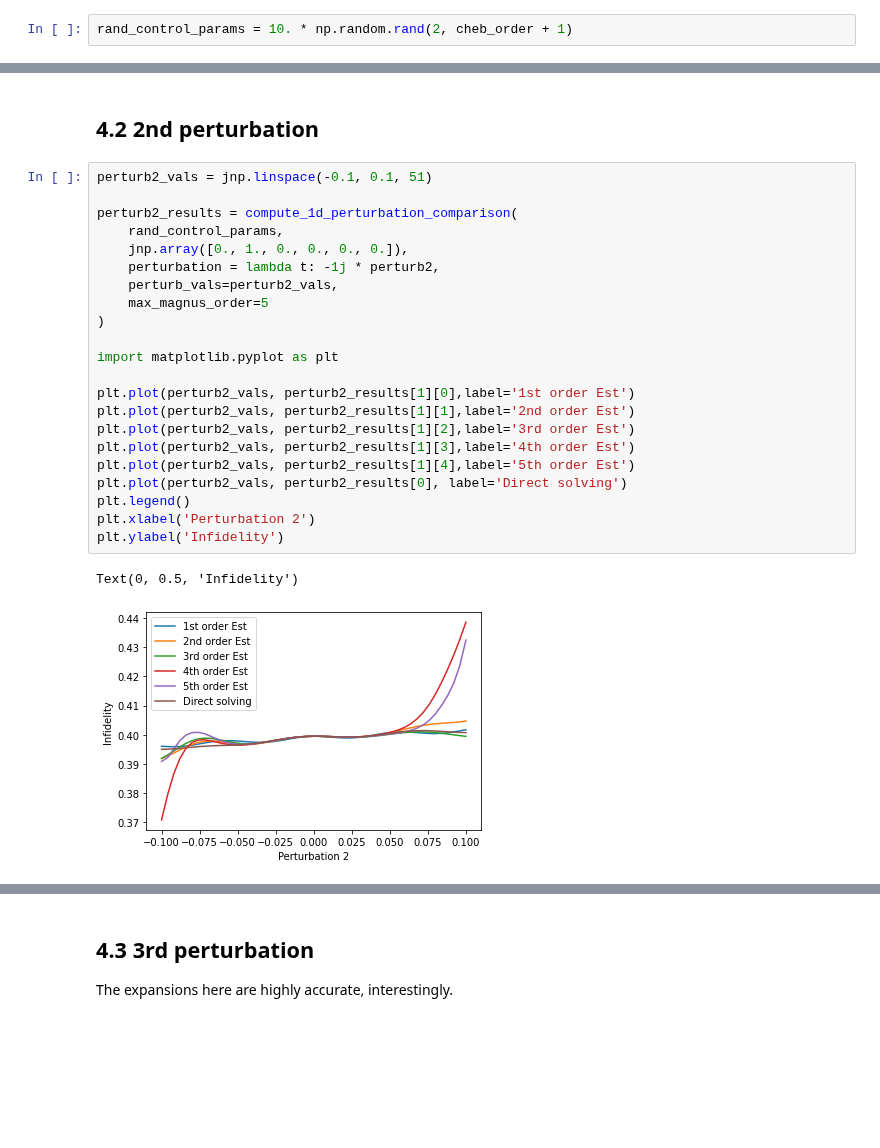
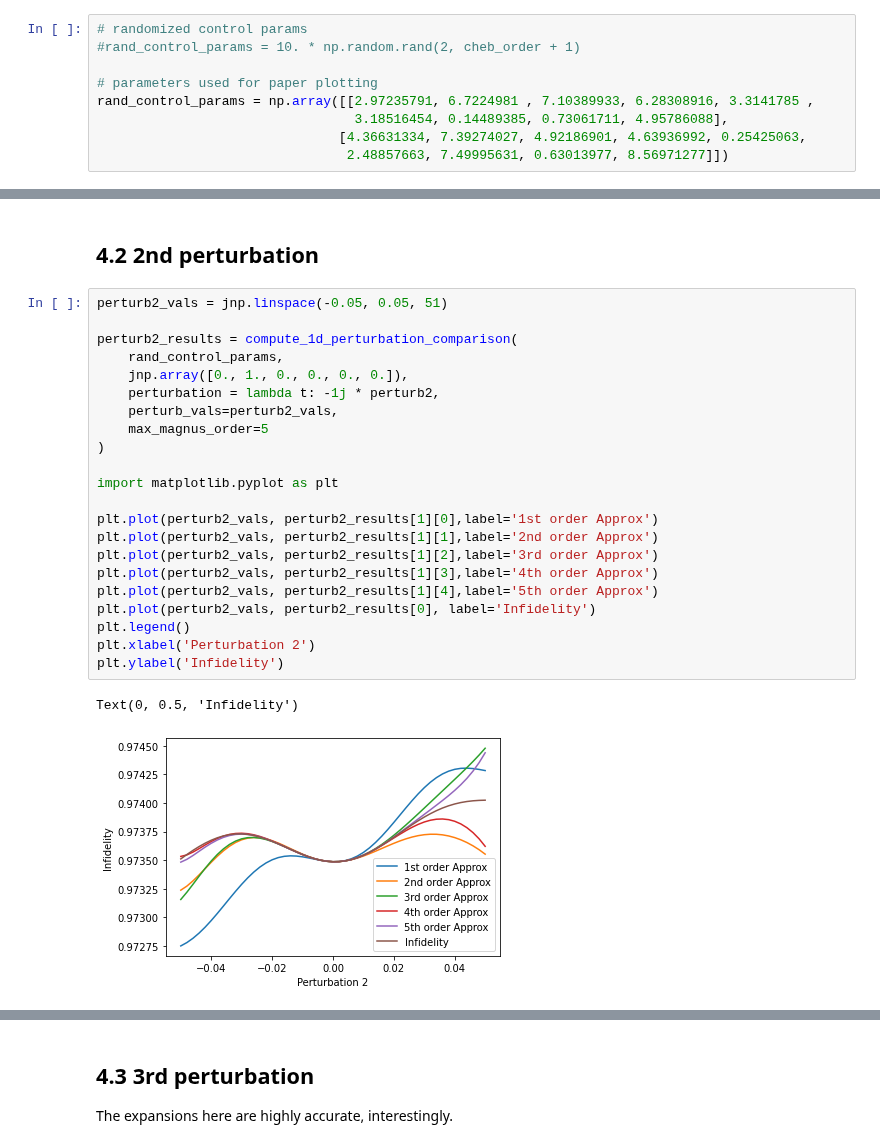
Before and after one commit to DanPuzzuoli/multivariable_dyson_magnus, a Jupyter notebook: control_example.ipynb, the cells around one changed output, grey strips where cells are left out. Saved outputs shown, nothing was run; the diff lists cells and outputs as text; blank space fills up the shorter version.

Commit message:
updating control_example

```diff
--- a/control_example.ipynb
+++ b/control_example.ipynb
@@ -309,7 +272,14 @@ def compute_1d_perturbation_comparison(
 # %% [markdown]
 Get random control parameters.
 # %%
-rand_control_params = 10. * np.random.rand(2, cheb_order + 1)
+# randomized control params
+#rand_control_params = 10. * np.random.rand(2, cheb_order + 1)
+
+# parameters used for paper plotting
+rand_control_params = np.array([[2.97235791, 6.7224981 , 7.10389933, 6.28308916, 3.3141785 ,
+                                 3.18516454, 0.14489385, 0.73061711, 4.95786088],
+                               [4.36631334, 7.39274027, 4.92186901, 4.63936992, 0.25425063,
+                                2.48857663, 7.49995631, 0.63013977, 8.56971277]])
 # %% [markdown]
 ## 4.1 1st perturbation
 # %%
@@ -355,30 +325,30 @@ Text(0, 0.5, 'Infidelity error')
 # %% [markdown]
 ## 4.2 2nd perturbation
 # %%
-perturb2_vals = jnp.linspace(-0.1, 0.1, 51)
+perturb2_vals = jnp.linspace(-0.05, 0.05, 51)
 
 perturb2_results = compute_1d_perturbation_comparison(
     rand_control_params,
     jnp.array([0., 1., 0., 0., 0., 0.]),
     perturbation = lambda t: -1j * perturb2,
     perturb_vals=perturb2_vals,
     max_magnus_order=5
 )
 
 import matplotlib.pyplot as plt
 
-plt.plot(perturb2_vals, perturb2_results[1][0],label='1st order Est')
-plt.plot(perturb2_vals, perturb2_results[1][1],label='2nd order Est')
-plt.plot(perturb2_vals, perturb2_results[1][2],label='3rd order Est')
-plt.plot(perturb2_vals, perturb2_results[1][3],label='4th order Est')
-plt.plot(perturb2_vals, perturb2_results[1][4],label='5th order Est')
-plt.plot(perturb2_vals, perturb2_results[0], label='Direct solving')
+plt.plot(perturb2_vals, perturb2_results[1][0],label='1st order Approx')
+plt.plot(perturb2_vals, perturb2_results[1][1],label='2nd order Approx')
+plt.plot(perturb2_vals, perturb2_results[1][2],label='3rd order Approx')
+plt.plot(perturb2_vals, perturb2_results[1][3],label='4th order Approx')
+plt.plot(perturb2_vals, perturb2_results[1][4],label='5th order Approx')
+plt.plot(perturb2_vals, perturb2_results[0], label='Infidelity')
 plt.legend()
 plt.xlabel('Perturbation 2')
 plt.ylabel('Infidelity')
 # %% [output]
 Text(0, 0.5, 'Infidelity')
-[figure, old version]
+[figure, new version]
 # %%
 # error plot
 errors2 = [
```
Also changed, not shown: parts of 17 cells of this notebook.
